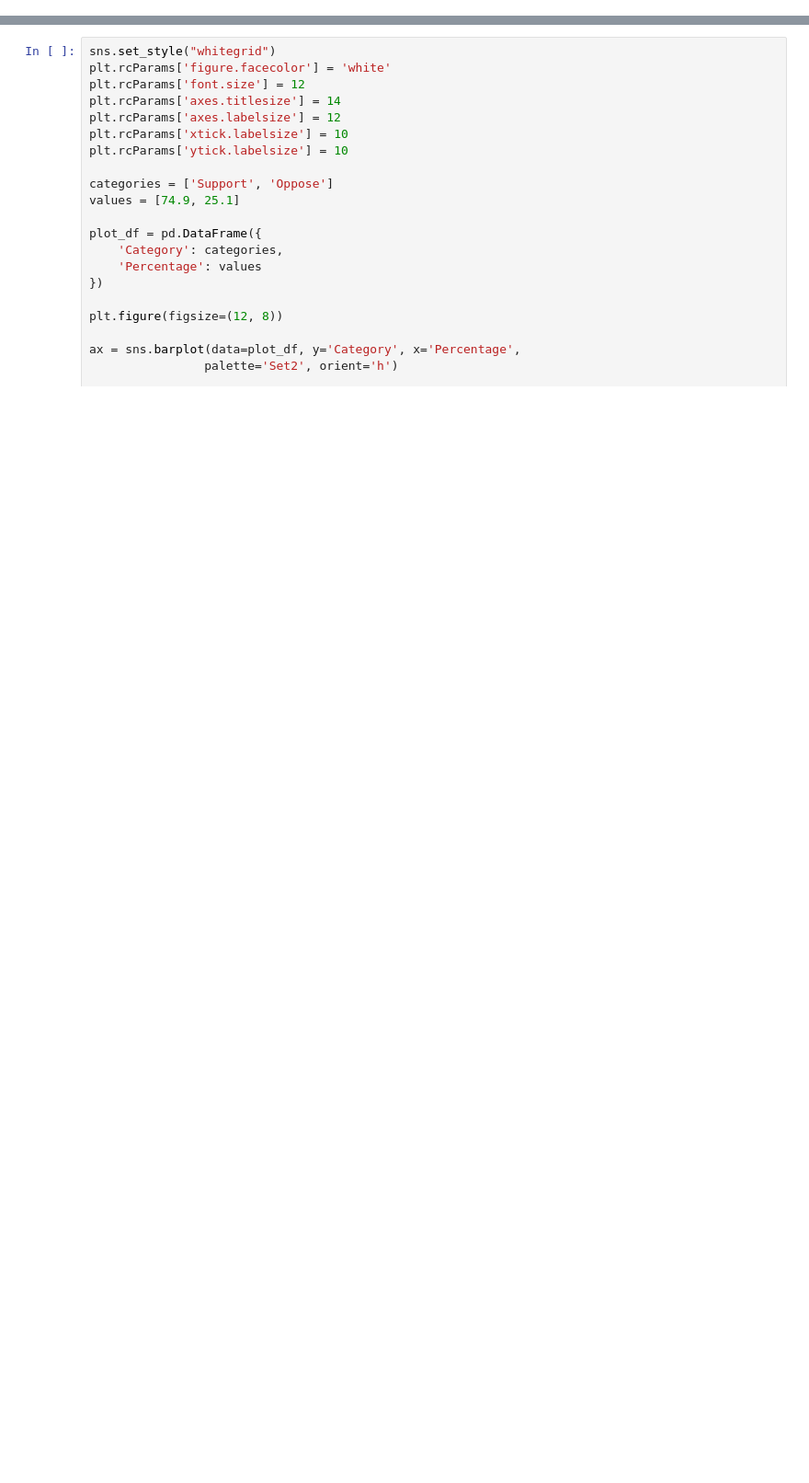
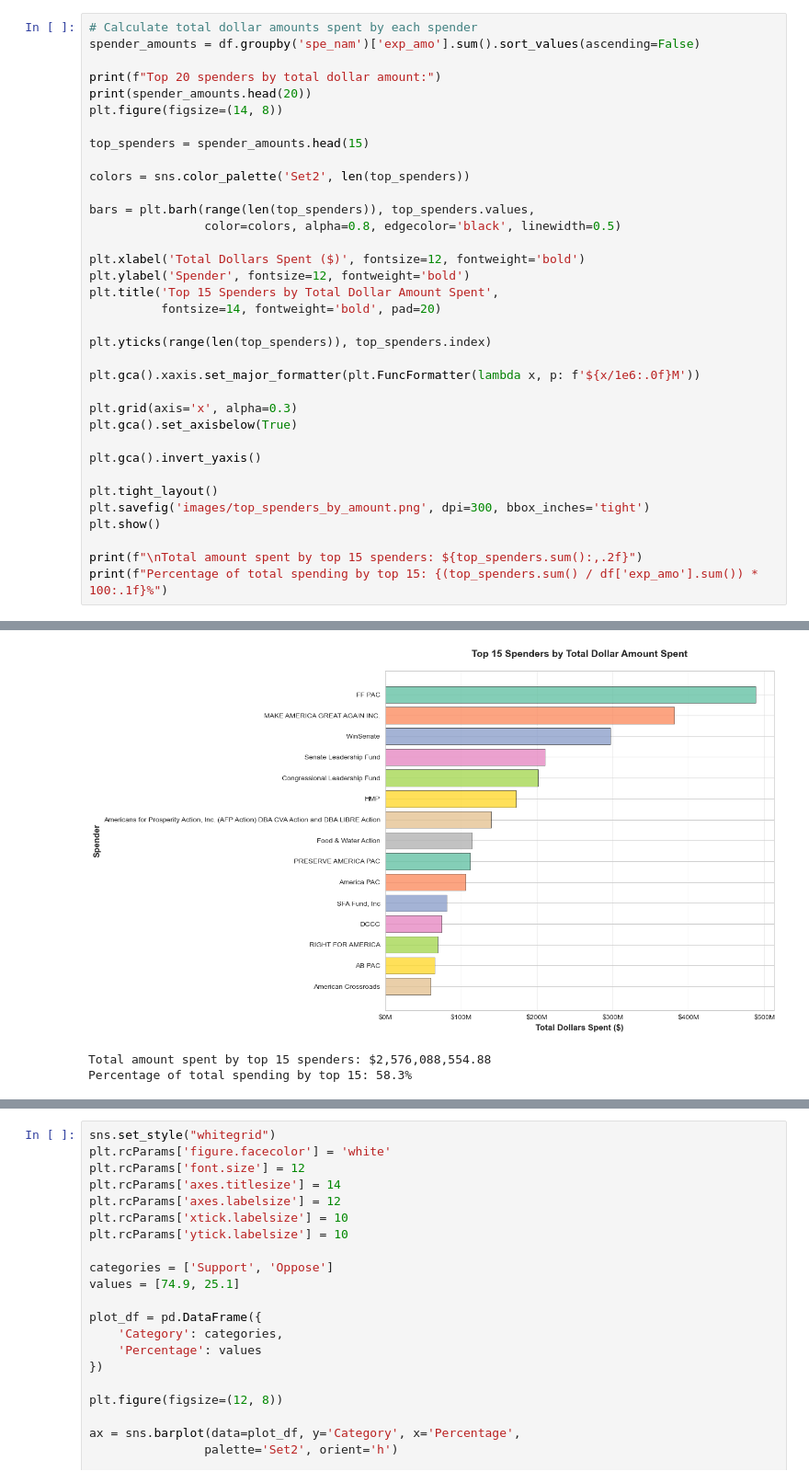
Before and after one commit to marobinette/DataScience, a Jupyter notebook: assignments/shared/weekThree/ie.ipynb, the cells around one changed output, grey strips where cells are left out. Shown at 92% size. Cells and saved outputs as stored; diff of their text form; blank space fills up the shorter version.

```diff
--- a/assignments/shared/weekThree/ie.ipynb
+++ b/assignments/shared/weekThree/ie.ipynb
@@ -60,0 +96,36 @@ memory usage: 9.9+ MB
+# %%
+# Calculate total dollar amounts spent by each spender
+spender_amounts = df.groupby('spe_nam')['exp_amo'].sum().sort_values(ascending=False)
+
+print(f"Top 20 spenders by total dollar amount:")
+print(spender_amounts.head(20))
+plt.figure(figsize=(14, 8))
+
+top_spenders = spender_amounts.head(15)
+
+colors = sns.color_palette('Set2', len(top_spenders))
+
+bars = plt.barh(range(len(top_spenders)), top_spenders.values,
+                color=colors, alpha=0.8, edgecolor='black', linewidth=0.5)
+
+plt.xlabel('Total Dollars Spent ($)', fontsize=12, fontweight='bold')
+plt.ylabel('Spender', fontsize=12, fontweight='bold')
+plt.title('Top 15 Spenders by Total Dollar Amount Spent',
+          fontsize=14, fontweight='bold', pad=20)
+
+plt.yticks(range(len(top_spenders)), top_spenders.index)
+
+plt.gca().xaxis.set_major_formatter(plt.FuncFormatter(lambda x, p: f'${x/1e6:.0f}M'))
+
+plt.grid(axis='x', alpha=0.3)
+plt.gca().set_axisbelow(True)
+
+plt.gca().invert_yaxis()
+
+plt.tight_layout()
+plt.savefig('images/top_spenders_by_amount.png', dpi=300, bbox_inches='tight')
+plt.show()
+
+print(f"\nTotal amount spent by top 15 spenders: ${top_spenders.sum():,.2f}")
+print(f"Percentage of total spending by top 15: {(top_spenders.sum() / df['exp_amo'].sum()) * 100:.1f}%")
+# %% [output]
@@ -61,3 +149,6 @@ memory usage: 9.9+ MB
+[figure, added]
+Total amount spent by top 15 spenders: $2,576,088,554.88
+Percentage of total spending by top 15: 58.3%
 # %%
 pd.set_option('display.max_columns', None)
 # df.head()
```
Also changed, not shown: parts of 24 cells of this notebook, 10 other files.
